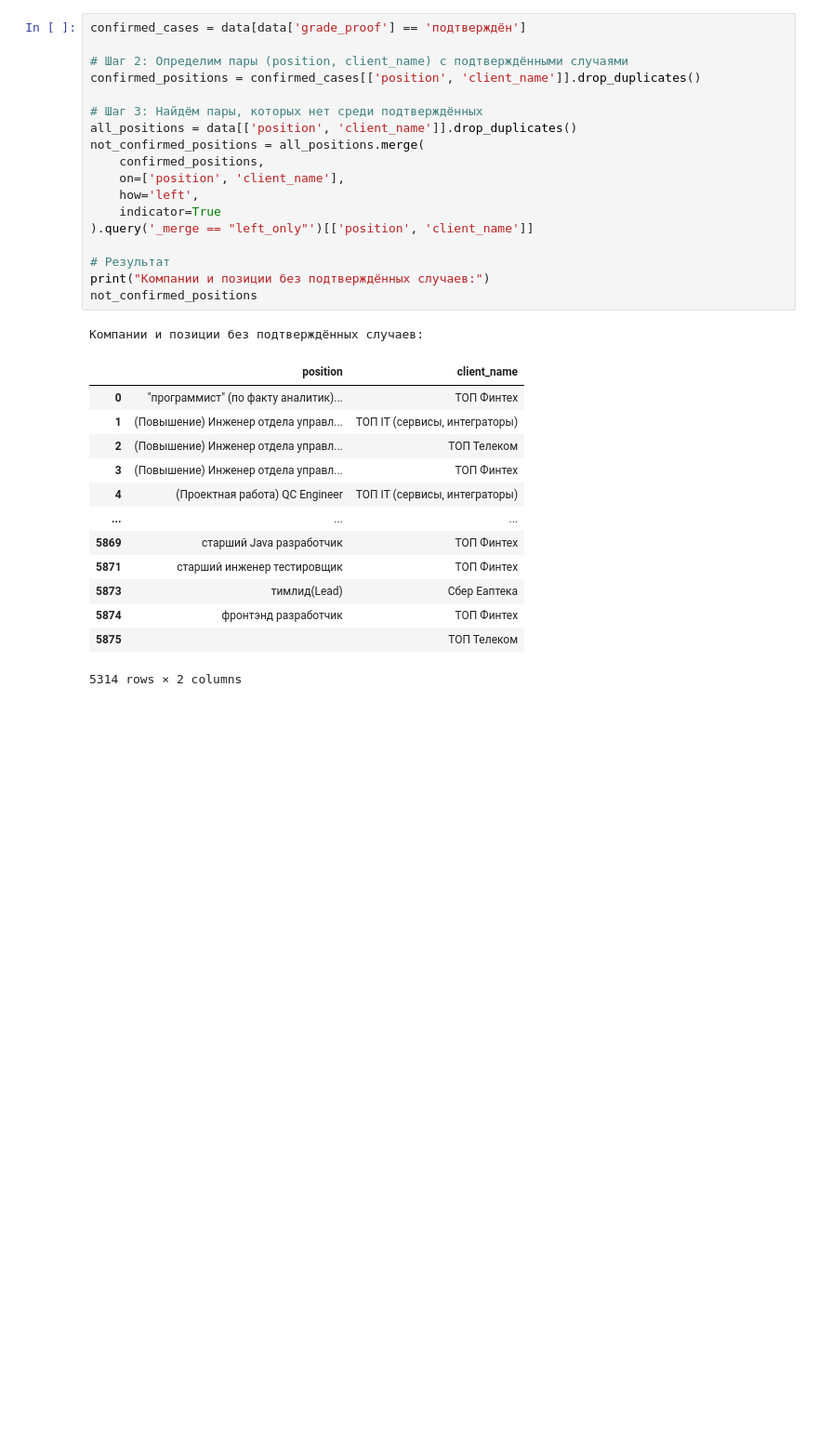
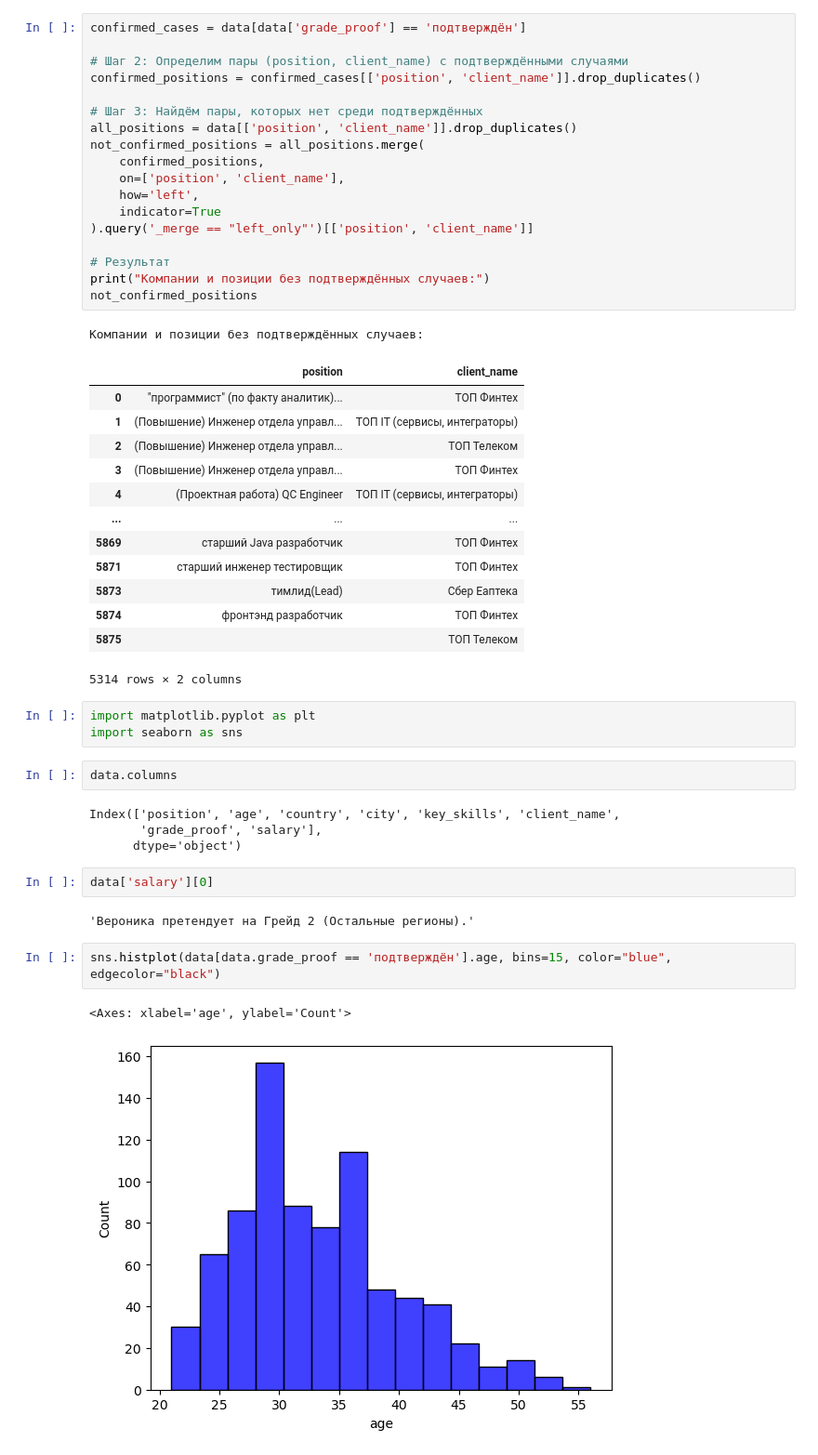
Before and after one commit to Halva773/FIC_hackaton, a Jupyter notebook: notebooks/Analisis.ipynb, the cells around one changed output. Shown: that part at 93% size. Drawn from its saved outputs; the diff is of its cells as text; blank space fills up the shorter version.

```diff
--- a/notebooks/Analisis.ipynb
+++ b/notebooks/Analisis.ipynb
@@ -105 +174,19 @@ not_confirmed_positions
 5314 rows × 2 columns
+# %%
+import matplotlib.pyplot as plt
+import seaborn as sns
+# %%
+data.columns
+# %% [output]
+Index(['position', 'age', 'country', 'city', 'key_skills', 'client_name',
+       'grade_proof', 'salary'],
+      dtype='object')
+# %%
+data['salary'][0]
+# %% [output]
+'Вероника претендует на Грейд 2 (Остальные регионы).'
+# %%
+sns.histplot(data[data.grade_proof == 'подтверждён'].age, bins=15, color="blue", edgecolor="black")
+# %% [output]
+<Axes: xlabel='age', ylabel='Count'>
+[figure, added]
```
Also changed, not shown: parts of 6 cells of this notebook, 1 other file.
